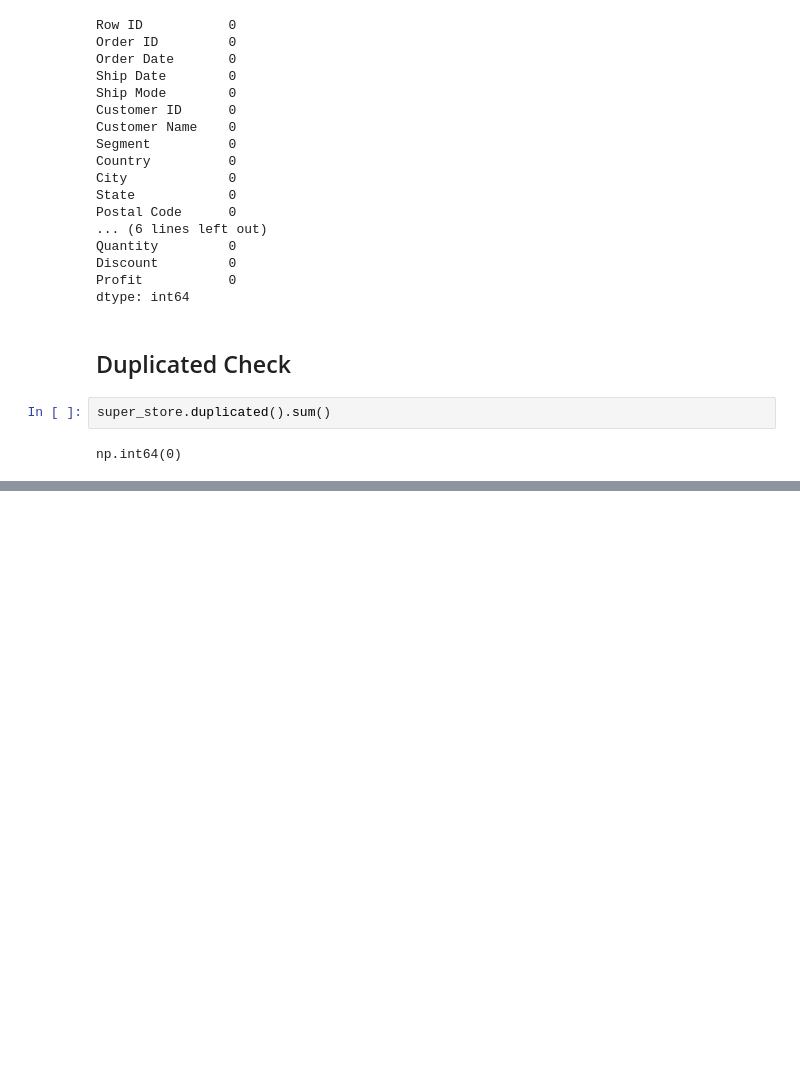
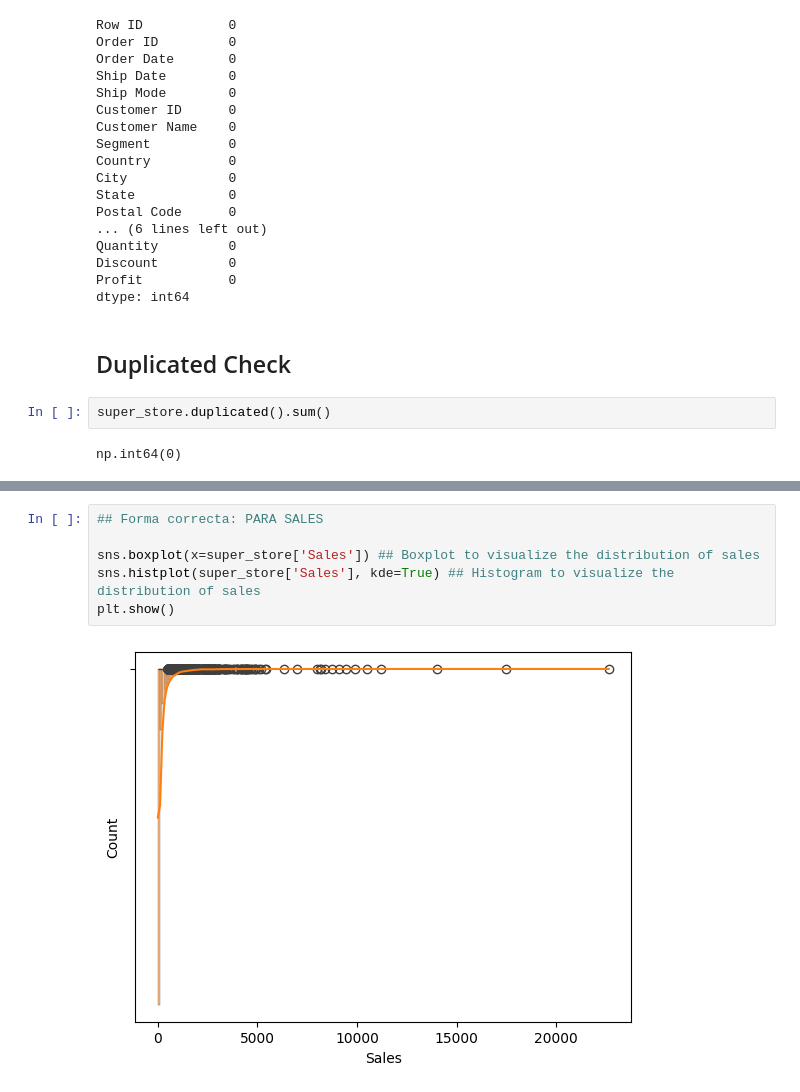
Before and after one commit to Tonybn92/sales-data-analysis, a Jupyter notebook: notebooks/sales_analysis.ipynb, the cells around one changed output, grey strips where cells are left out. Drawn from its saved outputs; the diff is of its cells as text; blank space fills up the shorter version.

```diff
--- a/notebooks/sales_analysis.ipynb
+++ b/notebooks/sales_analysis.ipynb
@@ -72,0 +298,8 @@ np.int64(0)
+# %%
+## Forma correcta: PARA SALES
+
+sns.boxplot(x=super_store['Sales']) ## Boxplot to visualize the distribution of sales
+sns.histplot(super_store['Sales'], kde=True) ## Histogram to visualize the distribution of sales
+plt.show()
+# %% [output]
+[figure, added]
```
Also changed, not shown: parts of 40 cells of this notebook, 1 other file.
